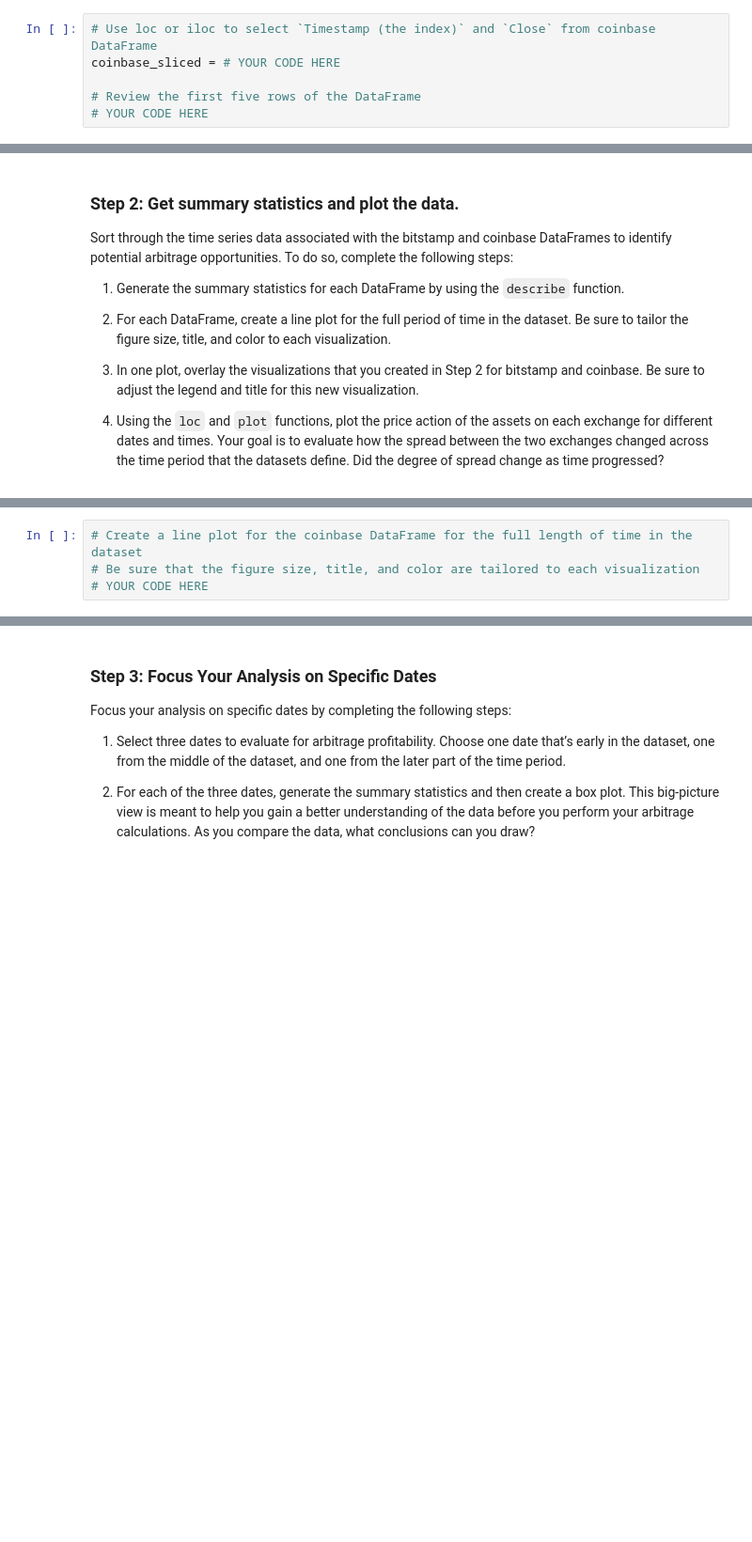
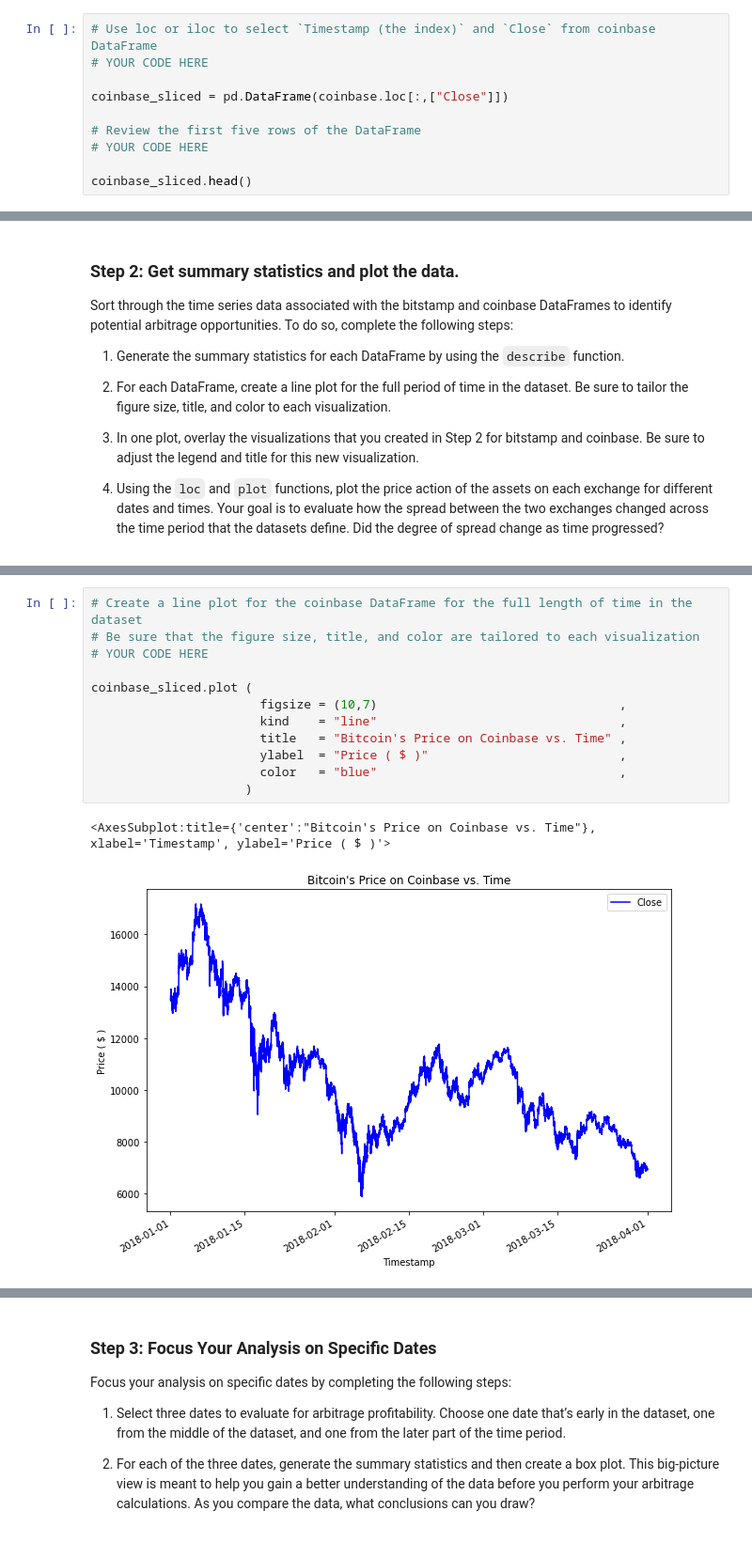
Before and after one commit to Noah-Saleh/3rd_Challenge, a Jupyter notebook: crypto_arbitrage.ipynb, the cells around one changed output, grey strips where cells are left out. Shown at 94% size. Cells and saved outputs as stored; diff of their text form; blank space fills up the shorter version.

```diff
--- a/crypto_arbitrage.ipynb
+++ b/crypto_arbitrage.ipynb
@@ -383,6 +394,10 @@ SyntaxError: invalid syntax (3400854444.py, line 2)
 # %%
 # Use loc or iloc to select `Timestamp (the index)` and `Close` from coinbase DataFrame
-coinbase_sliced = # YOUR CODE HERE
+# YOUR CODE HERE
+
+coinbase_sliced = pd.DataFrame(coinbase.loc[:,["Close"]])
 
 # Review the first five rows of the DataFrame
 # YOUR CODE HERE
+
+coinbase_sliced.head()
@@ -411,7 +469,18 @@ Sort through the time series data associated with the bitstamp and coinbase Data
 # %%
 # Create a line plot for the coinbase DataFrame for the full length of time in the dataset
 # Be sure that the figure size, title, and color are tailored to each visualization
 # YOUR CODE HERE
+
+coinbase_sliced.plot (
+                       figsize = (10,7)                                 ,
+                       kind    = "line"                                 ,
+                       title   = "Bitcoin's Price on Coinbase vs. Time" ,
+                       ylabel  = "Price ( $ )"                          ,
+                       color   = "blue"                                 ,
+                     )
+# %% [output]
+<AxesSubplot:title={'center':"Bitcoin's Price on Coinbase vs. Time"}, xlabel='Timestamp', ylabel='Price ( $ )'>
+[figure, added]
 # %%
 # Overlay the visualizations for the bitstamp and coinbase DataFrames in one plot
 # The plot should visualize the prices over the full lenth of the dataset
```
Also changed, not shown: parts of 12 cells of this notebook.
